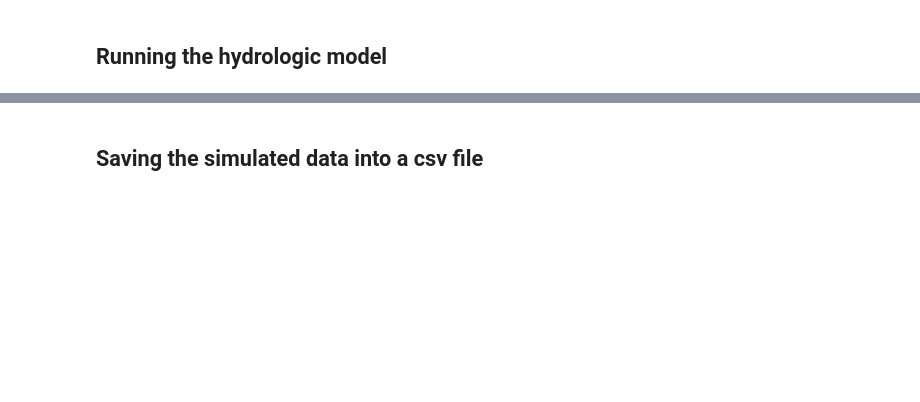
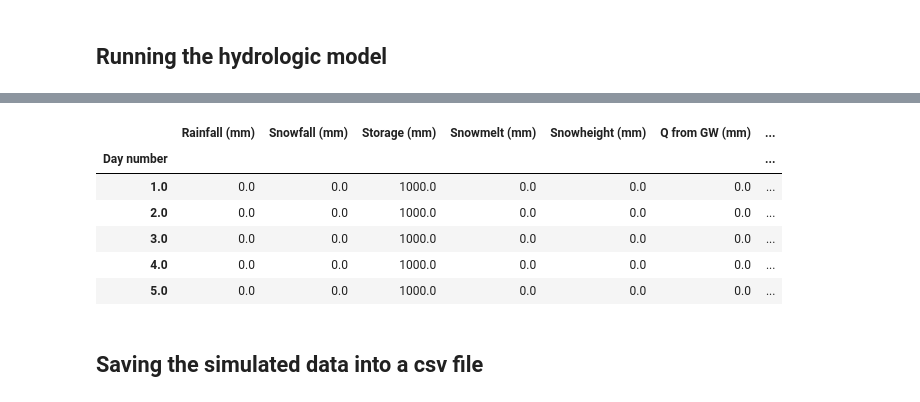
Before and after one commit to inkenbrandt/waterisomix, a Jupyter notebook: notebooks/Beria Synthetic Case Study.ipynb, the cells around one changed output, grey strips where cells are left out. Saved outputs shown, nothing was run; the diff lists cells and outputs as text; code cells hidden in the pictures; blank space fills up the shorter version.

```diff
--- a/notebooks/Beria Synthetic Case Study.ipynb
+++ b/notebooks/Beria Synthetic Case Study.ipynb
@@ -153,3 +197,13 @@ for index in range(len(dayNumb)):
+# %%
+modoutput.head()
+# %% [output]
+|  | Rainfall (mm) | Snowfall (mm) | Storage (mm) | Snowmelt (mm) | Snowheight (mm) | Q from GW (mm) | ... |
+| Day number |  |  |  |  |  |  | ... |
+| 1.0 | 0.0 | 0.0 | 1000.0 | 0.0 | 0.0 | 0.0 | ... |
+| 2.0 | 0.0 | 0.0 | 1000.0 | 0.0 | 0.0 | 0.0 | ... |
+| 3.0 | 0.0 | 0.0 | 1000.0 | 0.0 | 0.0 | 0.0 | ... |
+| 4.0 | 0.0 | 0.0 | 1000.0 | 0.0 | 0.0 | 0.0 | ... |
+| 5.0 | 0.0 | 0.0 | 1000.0 | 0.0 | 0.0 | 0.0 | ... |
 # %% [markdown]
 ## Saving the simulated data into a csv file
 # %%
```
Also changed, not shown: parts of 17 cells of this notebook, 12 other files.
